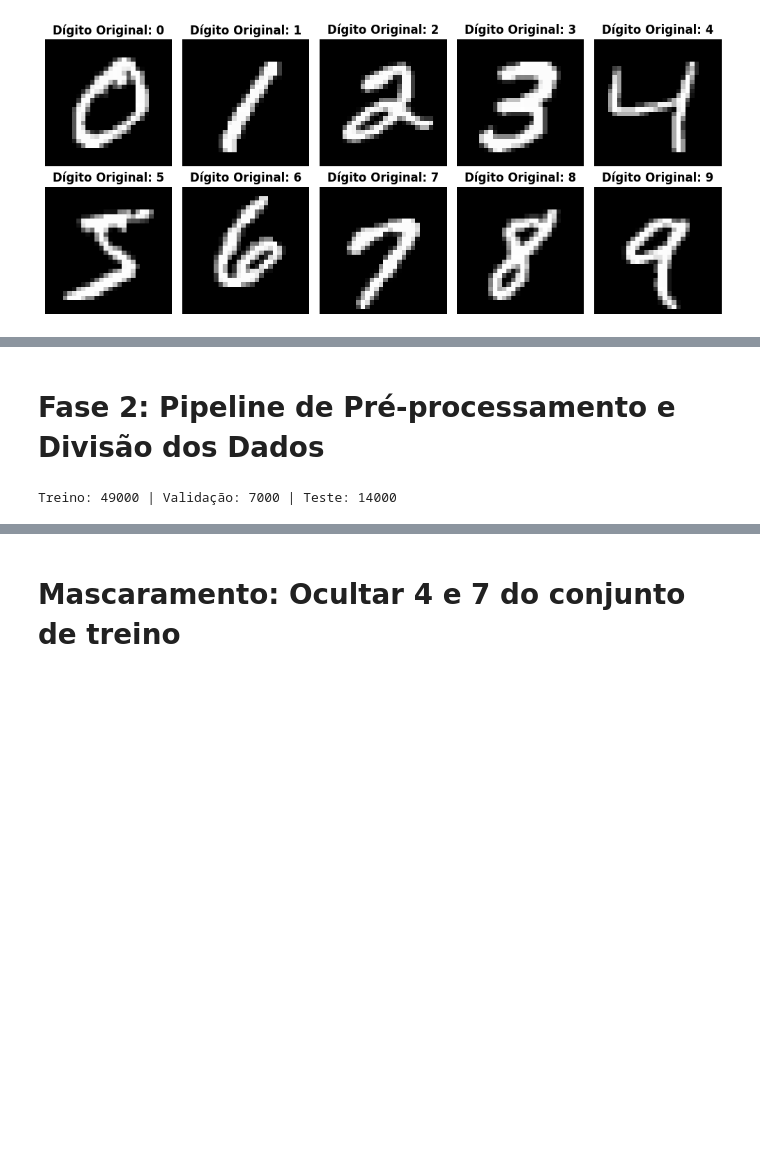
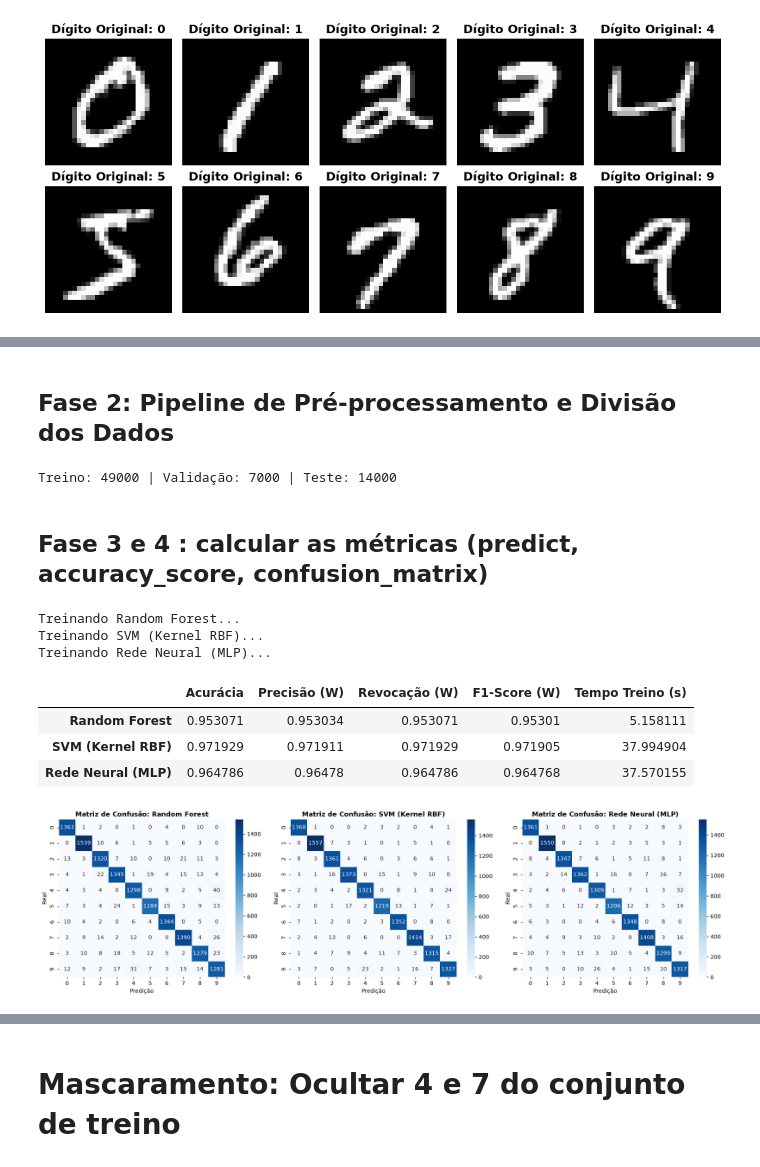
Before and after one commit to JorgeRodrigues2026/Mini_Projeto---MNIST-Predictive-AI-Studio-Pipeline-Multiclasse-Estresse-OOD, a Jupyter notebook: mnist_analysis.ipynb, the cells around one changed output, grey strips where cells are left out. Drawn from its saved outputs; the diff is of its cells as text; code cells hidden in the pictures; blank space fills up the shorter version.

```diff
--- a/mnist_analysis.ipynb
+++ b/mnist_analysis.ipynb
@@ -54,6 +58,7 @@ plt.show()
 # > - **Representação Vetorial vs. Matricial:** Uma imagem bidimensional $28 \times 28$ contém relações espaciais de contiguidade. Para modelos tabulares e redes neurais densas (MLP), a imagem é desenrolada (*flatten*) em um vetor unidimensional de $784$ dimensões ($28 \times 28 = 784$).#
 # %% [markdown]
-#  Fase 2: Pipeline de Pré-processamento e Divisão dos Dados #
+
+##  Fase 2: Pipeline de Pré-processamento e Divisão dos Dados #
 # %%
 from sklearn.model_selection import train_test_split
 # Divisão Estratificada 70% Treino, 10% Validação, 20% Teste
@@ -70,4 +75,78 @@ X_test_norm = X_test / 255.0
 print(f"Treino: {X_train_norm.shape[0]} | Validação: {X_val_norm.shape[0]} | Teste: {X_test_norm.shape[0]}")
 # %% [output]
 Treino: 49000 | Validação: 7000 | Teste: 14000
+# %% [markdown]
+##  Fase 3 e 4 : calcular as métricas (predict, accuracy_score, confusion_matrix) #
+# %%
+import time
+import pandas as pd
+from sklearn.ensemble import RandomForestClassifier
+from sklearn.svm import SVC
+from sklearn.neural_network import MLPClassifier
+from sklearn.metrics import accuracy_score, precision_score, recall_score, f1_score, confusion_matrix
+
+# Definição dos 3 modelos atendendo estritamente aos 2 hiperparâmetros exigidos por modelo:
+# 1. Random Forest: n_estimators e max_depth
+# 2. SVM: C e kernel (sem probability=True, eliminando o FutureWarning)
+# 3. MLP: hidden_layer_sizes e activation
+models = {
+    "Random Forest": RandomForestClassifier(
+        n_estimators=150, max_depth=20, min_samples_split=4, random_state=42, n_jobs=-1
+    ),
+    "SVM (Kernel RBF)": SVC(
+        C=10.0, kernel='rbf', gamma='scale', random_state=42
+    ),
+    "Rede Neural (MLP)": MLPClassifier(
+        hidden_layer_sizes=(256, 128), activation='relu', alpha=1e-4, max_iter=100, random_state=42
+    )
+}
+
+# Subamostragem para benchmark
+train_sub_size = 15000
+X_tr, y_tr = X_train_norm[:train_sub_size], y_train[:train_sub_size]
+benchmark_results = {}
+
+for name, model in models.items():
+    print(f"Treinando {name}...")
+    t0 = time.time()
+    model.fit(X_tr, y_tr)
+    ttrain = time.time() - t0
+
+    y_pred = model.predict(X_test_norm)
+
+    benchmark_results[name] = {
+        "Acurácia": accuracy_score(y_test, y_pred),
+        "Precisão (W)": precision_score(y_test, y_pred, average='weighted'),
+        "Revocação (W)": recall_score(y_test, y_pred, average='weighted'),
+        "F1-Score (W)": f1_score(y_test, y_pred, average='weighted'),
+        "Tempo Treino (s)": ttrain,
+        "cm": confusion_matrix(y_test, y_pred)
+    }
+
+# %%
+# Tabela Comparativa Consolidada
+df_results = pd.DataFrame(benchmark_results).T[
+    ['Acurácia', 'Precisão (W)', 'Revocação (W)', 'F1-Score (W)', 'Tempo Treino (s)']
+]
+display(df_results)
+
+# %%
+# Matrizes de Confusão
+fig, axes = plt.subplots(1, 3, figsize=(18, 5))
+for i, (name, res) in enumerate(benchmark_results.items()):
+    sns.heatmap(res['cm'], annot=True, fmt='d', cmap='Blues', ax=axes[i])
+    axes[i].set_title(f"Matriz de Confusão: {name}", fontweight='bold')
+    axes[i].set_xlabel("Predição")
+    axes[i].set_ylabel("Real")
+plt.tight_layout()
+plt.show()
+# %% [output]
+Treinando Random Forest...
+Treinando SVM (Kernel RBF)...
+Treinando Rede Neural (MLP)...
+|  | Acurácia | Precisão (W) | Revocação (W) | F1-Score (W) | Tempo Treino (s) |
+| Random Forest | 0.953071 | 0.953034 | 0.953071 | 0.95301 | 5.158111 |
+| SVM (Kernel RBF) | 0.971929 | 0.971911 | 0.971929 | 0.971905 | 37.994904 |
+| Rede Neural (MLP) | 0.964786 | 0.96478 | 0.964786 | 0.964768 | 37.570155 |
+[figure, added]
 # %% [markdown]
```
Also changed, not shown: parts of 14 cells of this notebook, 2 other files.
